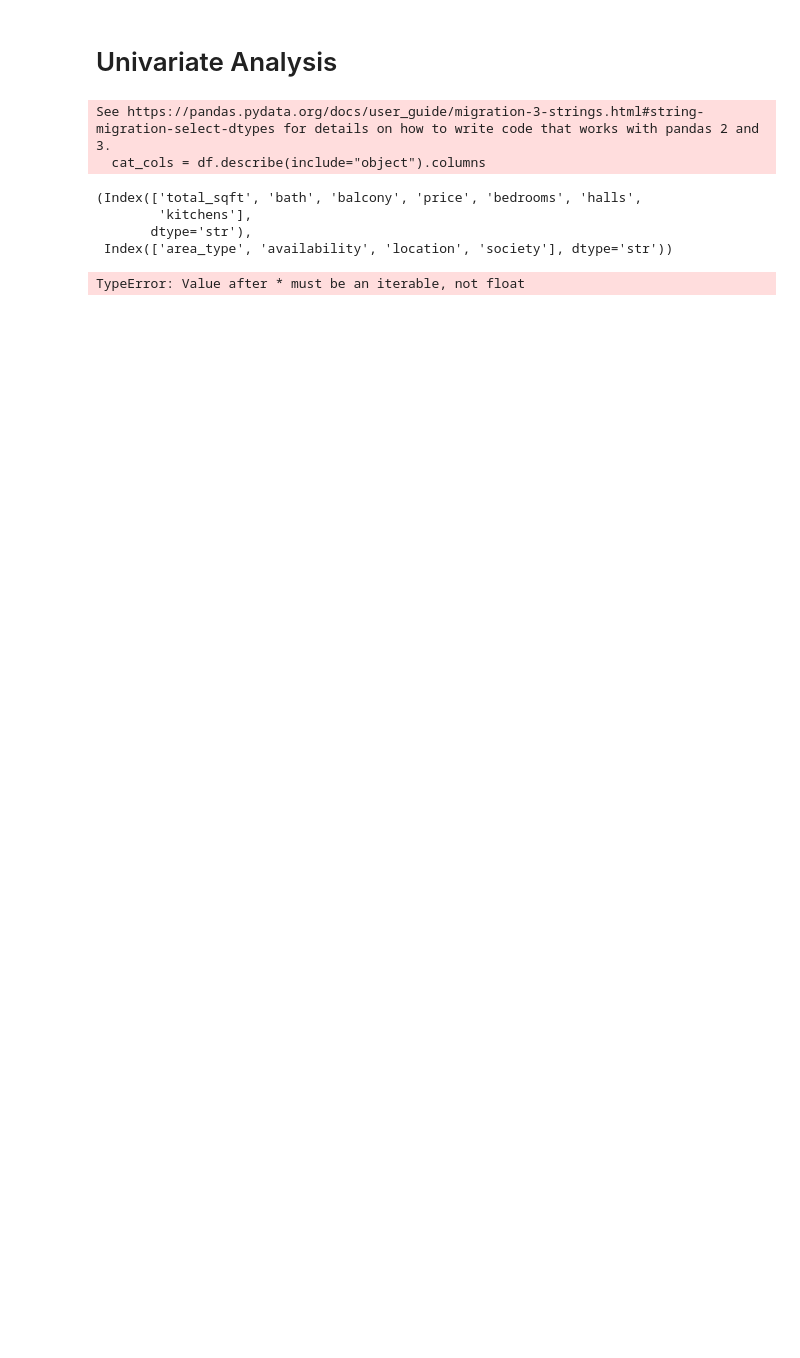
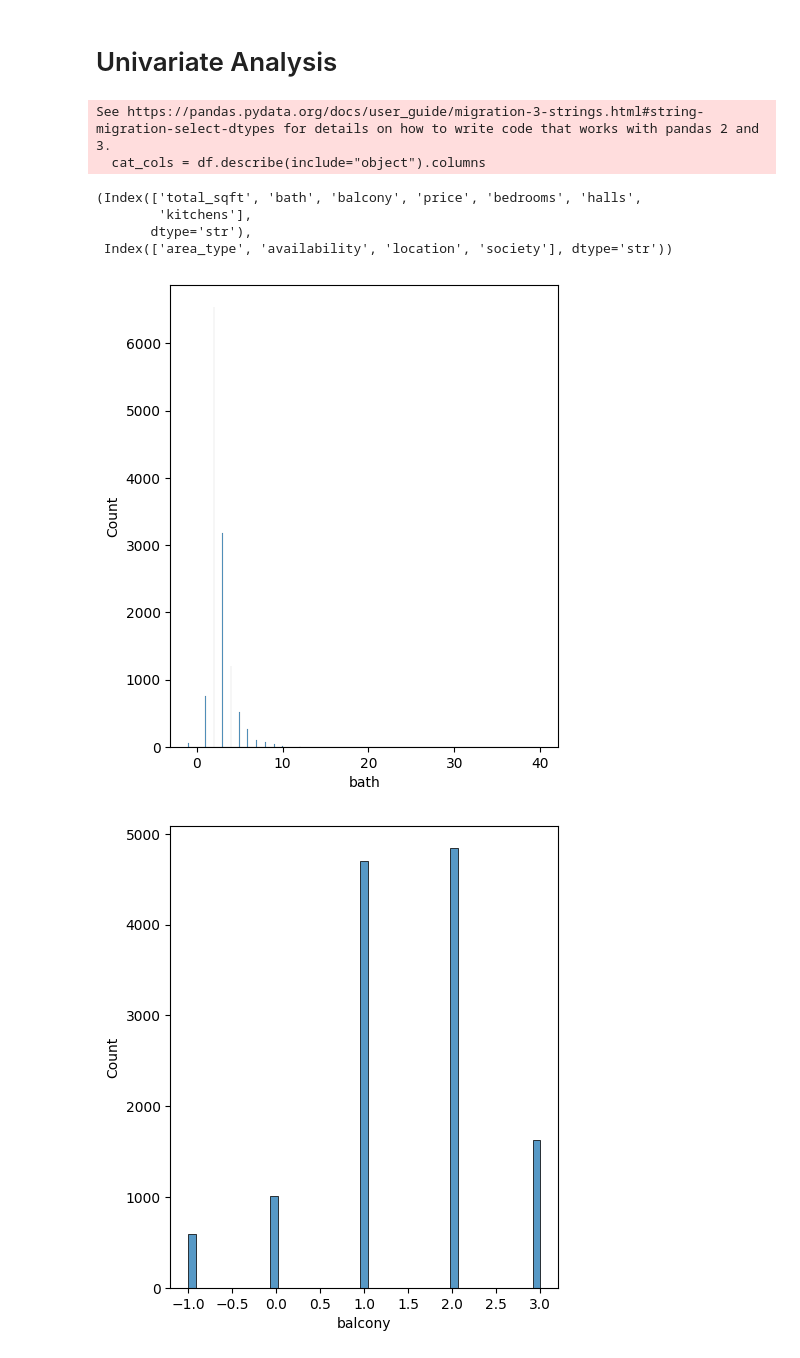
Before and after one commit to pushkarupadhyay587-a11y/Probation-Project-26, a Jupyter notebook: pushkar-task7/eda.ipynb, the cells around one changed output. Drawn from its saved outputs; the diff is of its cells as text; code cells hidden in the pictures; blank space fills up the shorter version.

```diff
--- a/pushkar-task7/eda.ipynb
+++ b/pushkar-task7/eda.ipynb
@@ -402,0 +421,2 @@ Name: count, dtype: int64
+# %%
+df["availability"] = np.where(df["availability"].str.strip().isin(["Ready To Move", "Immediate Possession"]),"Ready", "Upcoming")
@@ -416,8 +451,10 @@ num_col,cat_cols
        dtype='str'),
  Index(['area_type', 'availability', 'location', 'society'], dtype='str'))
 # %%
-for i in num_col:
-    plt.figure(figsize=(5.6))
+for i in ['bath', 'balcony', 'price', 'bedrooms', 'halls',
+        'kitchens']:
+    plt.figure(figsize=(5,6))
     sns.histplot(df[i])
 # %% [output]
-TypeError: Value after * must be an iterable, not float
+[figure, added]
+[figure, added]
```
Also changed, not shown: parts of 61 cells of this notebook.
